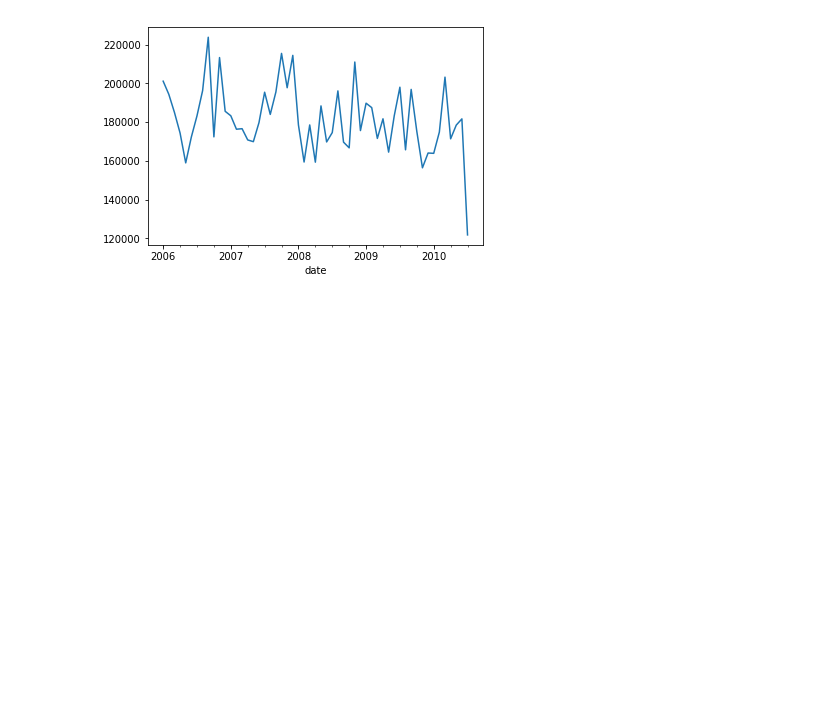
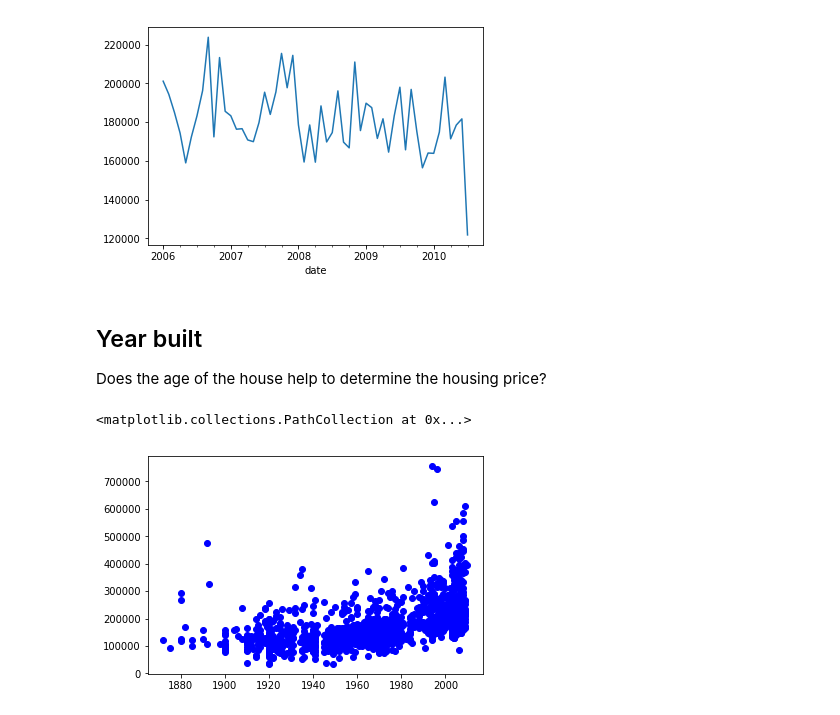
Before and after one commit to bopjesvla/hp, a Jupyter notebook: Visualizer.ipynb, the cells around one changed output. Drawn from its saved outputs; the diff is of its cells as text; code cells hidden in the pictures; blank space fills up the shorter version.

```diff
--- a/Visualizer.ipynb
+++ b/Visualizer.ipynb
@@ -146,3 +131,12 @@ df.groupby(pd.Grouper(key='date', freq='M')).mean()['SalePrice'].plot()
 # %% [output]
 <matplotlib.axes._subplots.AxesSubplot at 0x...>
 [figure]
+# %% [markdown]
+## Year built
+
+Does the age of the house help to determine the housing price?
+# %%
+plt.scatter(df['YearBuilt'], price, c='b', label='Normal')
+# %% [output]
+<matplotlib.collections.PathCollection at 0x...>
+[figure, added]
```
Also changed, not shown: parts of 14 cells of this notebook.
